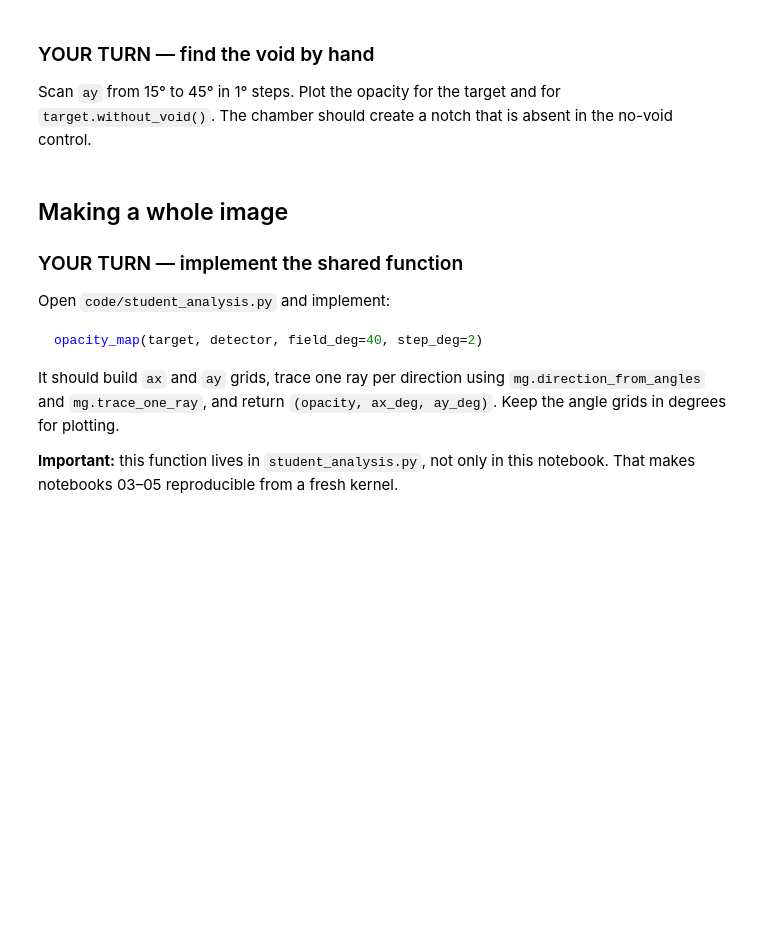
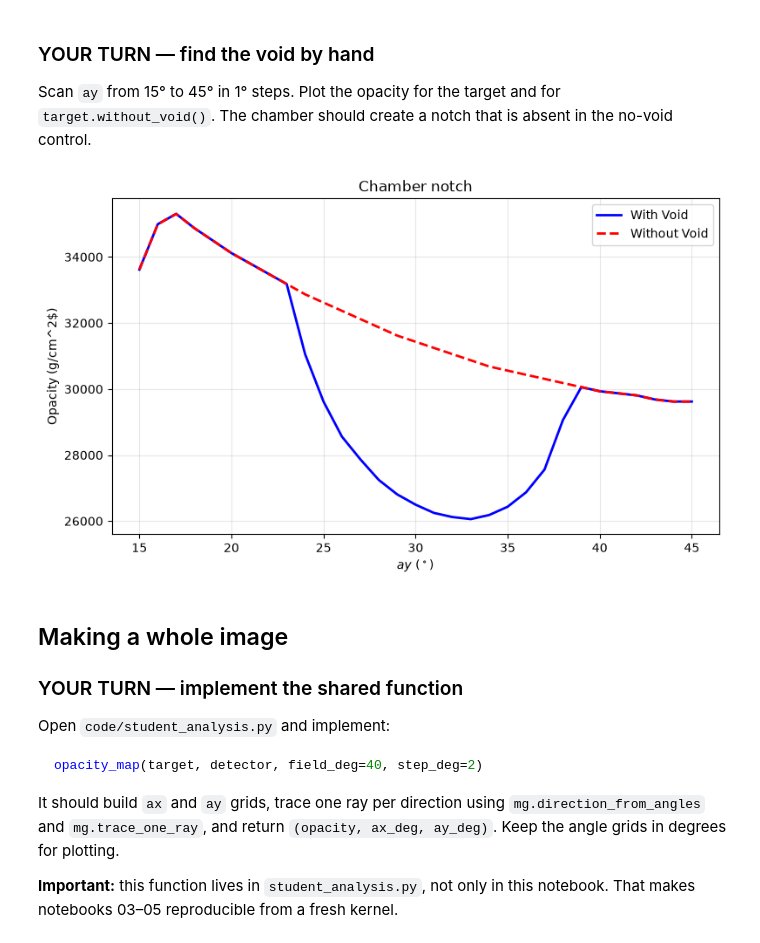
Before and after one commit to Evan-Lim/muography-project, a Jupyter notebook: samantha-student-package/notebooks/02_ray_tracing.ipynb, the cells around one changed output. Drawn from its saved outputs; the diff is of its cells as text; code cells hidden in the pictures; blank space fills up the shorter version.

Commit message:
[week03] Added the chmaber notch graph

```diff
--- a/samantha-student-package/notebooks/02_ray_tracing.ipynb
+++ b/samantha-student-package/notebooks/02_ray_tracing.ipynb
@@ -93,7 +93,40 @@ ay =  40 deg   opacity =     29933 g/cm^2   ( 119.7 m of limestone)
 Scan `ay` from 15° to 45° in 1° steps. Plot the opacity for the target and for `target.without_void()`. The chamber should create a notch that is absent in the no-void control.
 # %%
 # YOUR TURN
-for deg in range (15,45):
+
+plt.close('all')
+plt.figure(figsize=(9,5))
+
+ay_angles = []
+op_target = []
+op_control = []
+# ay = np.linspace (15,45,200)
+# op = np.linspace (20000, 38000, 200)
+
+
+
+for deg in range (15,46,1):
+    d = mg.direction_from_angles(0.0, np.radians(deg))
+    op_void = mg.trace_one_ray(target, detector, d, step=cfg.RAY_STEP_M)
+    op_no_void = mg.trace_one_ray(target.without_void(), detector, d, step=cfg.RAY_STEP_M)
+
+    ay_angles.append (deg)
+    op_target.append (op_void)
+    op_control.append(op_no_void)
+
+plt.plot (ay_angles, op_target, label = 'With Void', color = 'blue', linewidth = 2)
+plt.plot (ay_angles, op_control, label = 'Without Void', color = 'red', linestyle = '--', linewidth = 2)
+
+
+plt.xlabel(r'$ay\ (^\circ)$')
+plt.ylabel (r'Opacity (g/cm^2$)')
+plt.title ('Chamber notch')
+plt.grid(alpha =0.3, which = 'both')
+plt.legend()
+
+plt.show()
+# %% [output]
+[figure, added]
 # %% [markdown]
 ## Making a whole image
 
```
